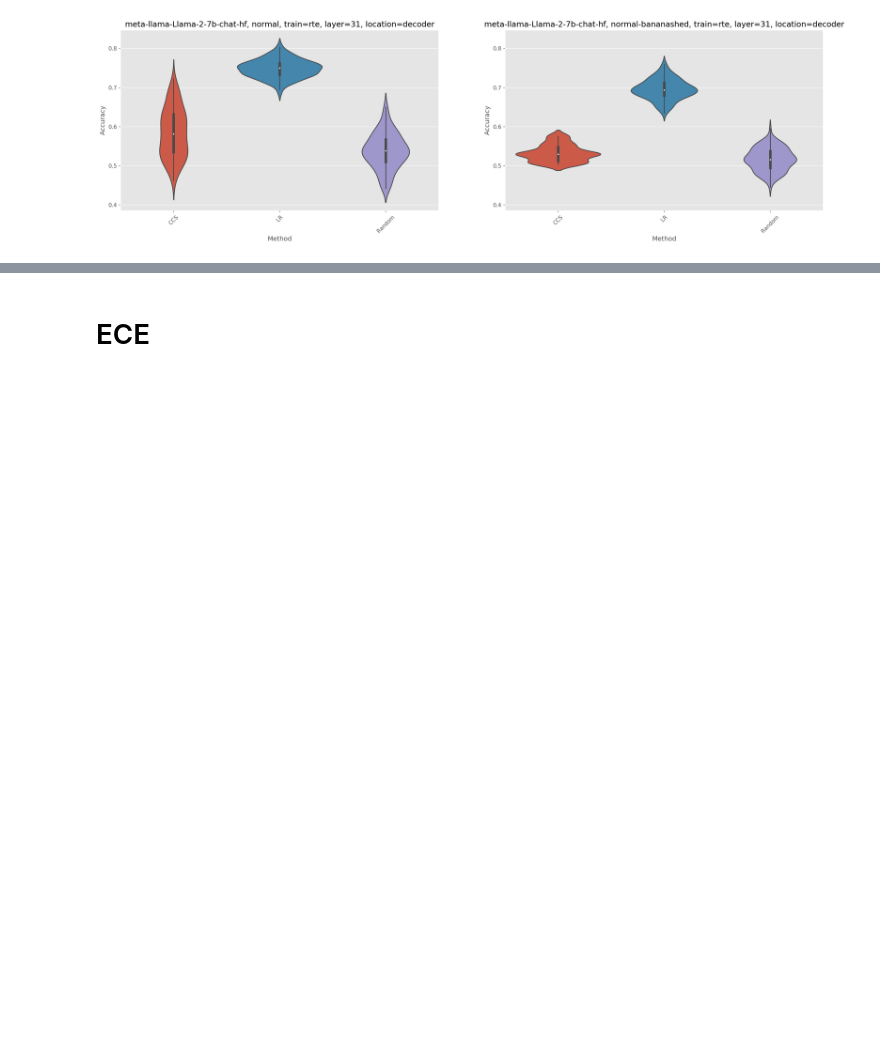
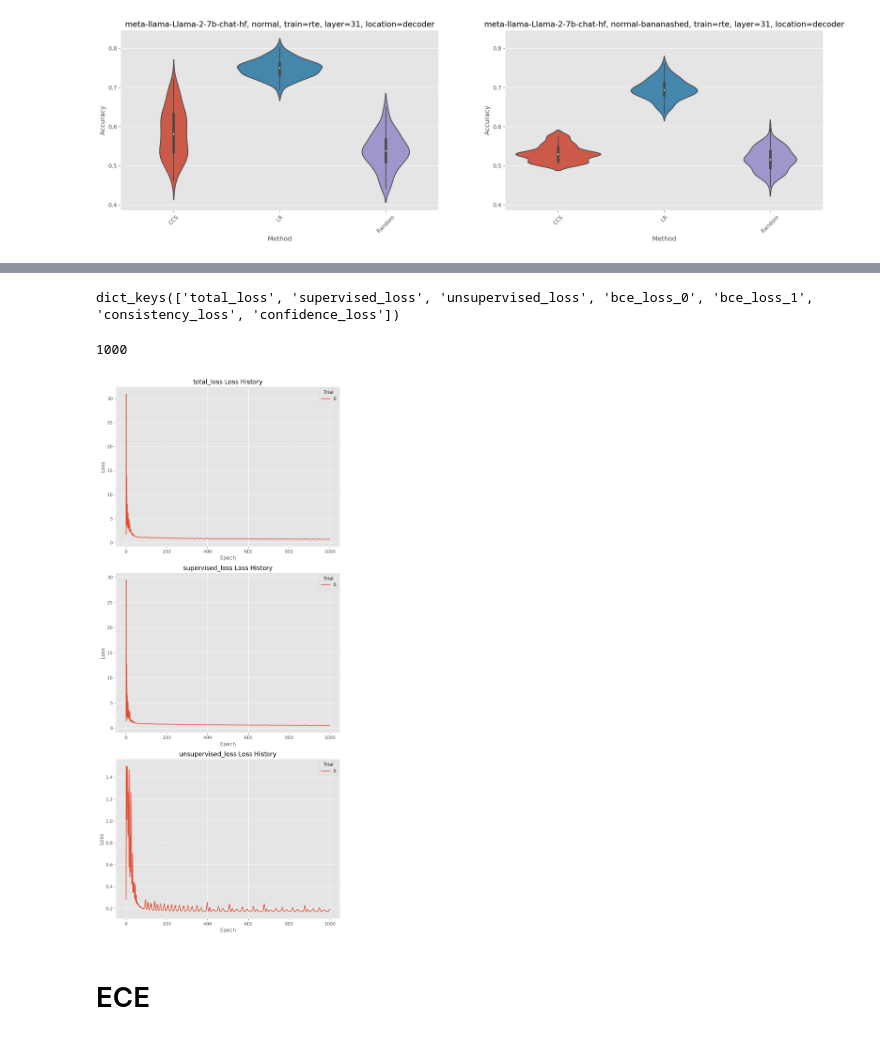
Before and after one commit to ebronstein/Exhaustive-CCS, a Jupyter notebook: plots.ipynb, the cells around one changed output, grey strips where cells are left out. Saved outputs shown, nothing was run; the diff lists cells and outputs as text; code cells hidden in the pictures; blank space fills up the shorter version.

```diff
--- a/plots.ipynb
+++ b/plots.ipynb
@@ -459,5 +460,2 @@ plot_heatmap(df, "accuracy", std_annot=False)
 # %% [markdown]
 # Accuracy violin plots
-# %%
-fig, ax = plt.subplots(1, 1, squeeze=True)
-np.atleast_1d(ax)
@@ -513,0 +510,6 @@ plot_violin(df)
+# %%
+import json
+
+path = "/scratch/users/ebronstein/Exhaustive-CCS/extraction_results/Llama-2-7b-chat-hf_normal-bananashed_CCS+LR/meta-llama-Llama-2-7b-chat-hf/nolabel_imdb-label_dbpedia-14/seed_0/50/train/fit_result_CCS+LR.json"
+with open(path, "r") as f:
+    fit_result = json.load(f)
@@ -513,0 +534,8 @@ plot_violin(df)
+# %%
+fit_result["loss_histories"][0].keys()
+# %% [output]
+dict_keys(['total_loss', 'supervised_loss', 'unsupervised_loss', 'bce_loss_0', 'bce_loss_1', 'consistency_loss', 'confidence_loss'])
+# %%
+len(fit_result["loss_histories"][0]["total_loss"])
+# %% [output]
+1000
@@ -514,3 +619,7 @@ plot_violin(df)
+# %%
+plot_loss_histories(fit_result, one_fig=False)
+# %% [output]
+[figure, added]
 # %% [markdown]
 # ECE
 # %%
```
Also changed, not shown: parts of 13 cells of this notebook.
